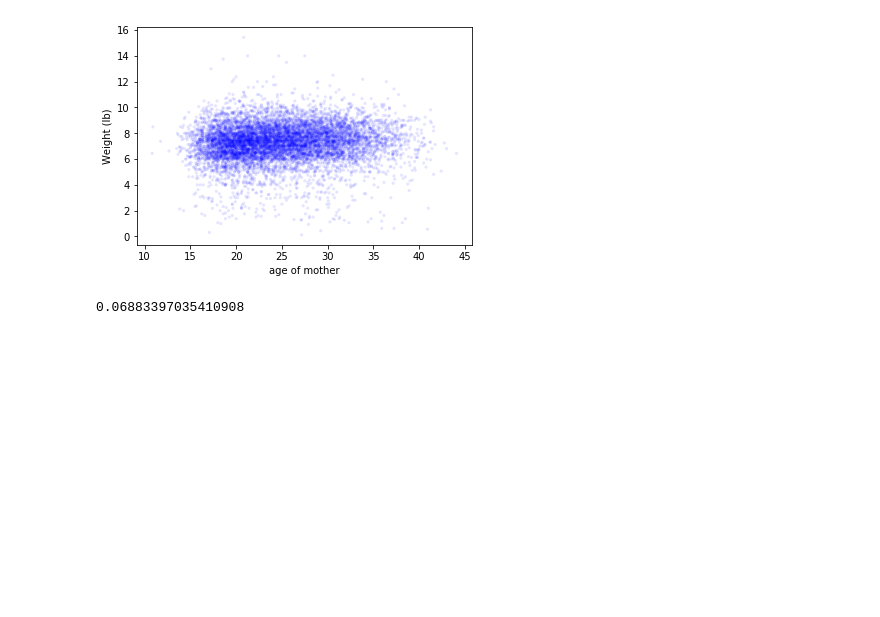
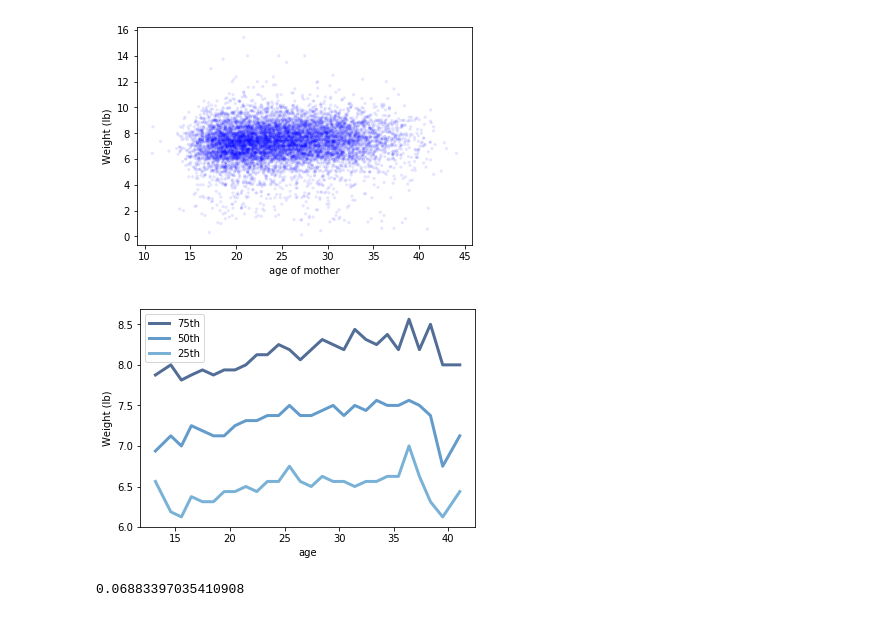
Before and after one commit to goodwinc/ThinkStats2, a Jupyter notebook: code/chap07ex.ipynb, the cells around one changed output. Drawn from its saved outputs; the diff is of its cells as text; code cells hidden in the pictures; blank space fills up the shorter version.

```diff
--- a/code/chap07ex.ipynb
+++ b/code/chap07ex.ipynb
@@ -262,6 +263,24 @@ thinkplot.Config(xlabel='age of mother',
                  legend=False)
 # %% [output]
 [figure]
+# %%
+age_bins = np.arange(14,41)
+indices = np.digitize(live.agepreg, age_bins)
+groups = live.groupby(indices)
+
+mean_ages = [group.agepreg.mean() for i, group in groups]
+cdfs = [thinkstats2.Cdf(group.totalwgt_lb) for i, group in groups]
+
+for percent in [75, 50, 25]:
+    weight_percentiles = [cdf.Percentile(percent) for cdf in cdfs]
+    label = '%dth' % percent
+    thinkplot.Plot(mean_ages, weight_percentiles, label=label)
+
+thinkplot.Config(xlabel='age',
+                 ylabel='Weight (lb)',
+                 legend=True)
+# %% [output]
+[figure, added]
 # %%
 # Solution goes here
 Corr(live.agepreg, live.totalwgt_lb)
```
Also changed, not shown: parts of 1 cell of this notebook.
